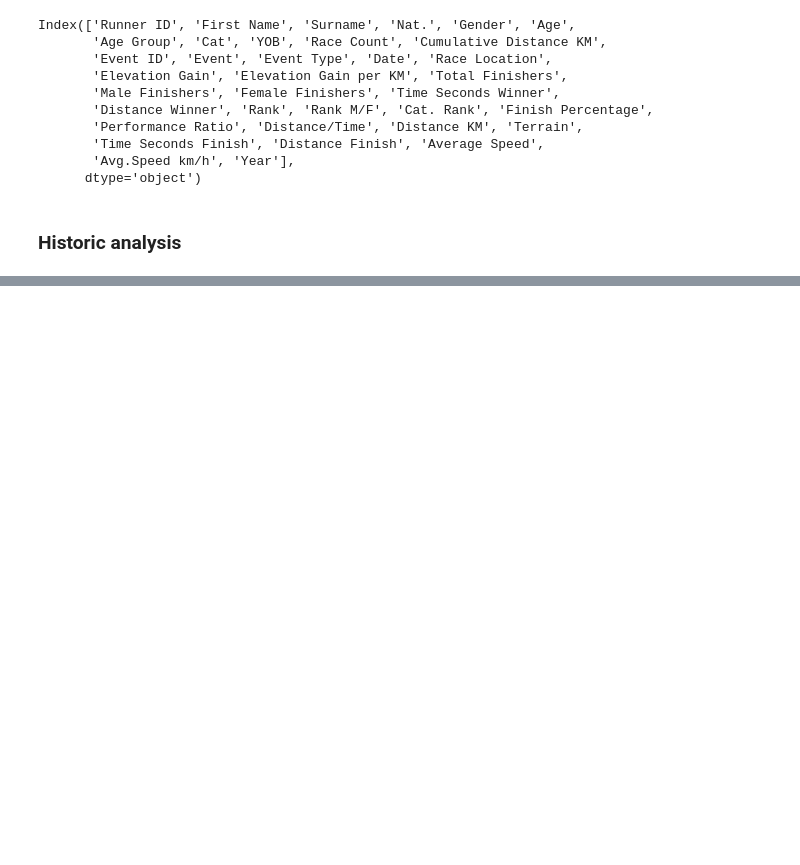
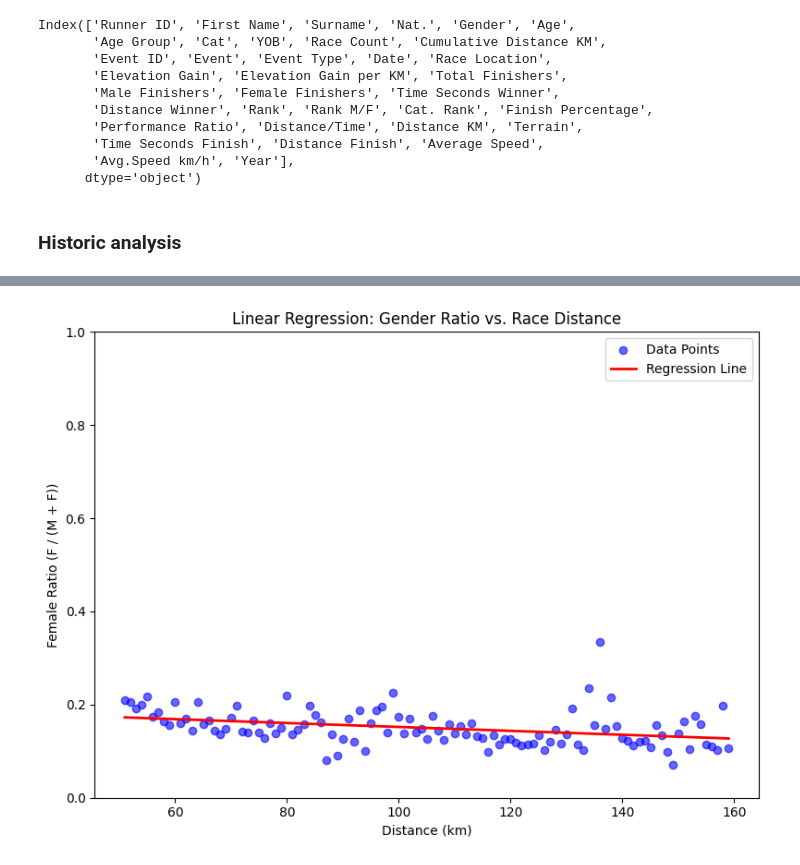
Before and after one commit to Dusoye/ultramarathon, a Jupyter notebook: scr/gender_analysis.ipynb, the cells around one changed output, grey strips where cells are left out. Cells and saved outputs as stored; diff of their text form; code cells hidden in the pictures; blank space fills up the shorter version.

Commit message:
add predictive model

```diff
--- a/scr/gender_analysis.ipynb
+++ b/scr/gender_analysis.ipynb
@@ -120,0 +292,77 @@ Top 5 biggest year-over-year participation decreases:
+# %%
+import pandas as pd
+import numpy as np
+from sklearn.linear_model import LinearRegression
+import matplotlib.pyplot as plt
+
+# ------------------------------------------------------------------------------
+# 2. Calculate the gender ratio for each DistanceKM
+#    We'll group by DistanceKM and then see how many M vs. F participants there are.
+df_distance = df[df['Event Type'] == 'Distance'].copy()
+df_distance = df_distance[df['Distance KM'] < 160]
+df_distance = df_distance[df['Distance KM'] > 50]
+
+grouped = (
+    df_distance
+    .groupby(['Distance KM', 'Gender'])['Runner ID']
+    .nunique()  # or .count() if each row is guaranteed unique
+    .reset_index(name='Count')
+)
+
+# Pivot so we get columns for M and F
+pivoted = grouped.pivot(index='Distance KM', columns='Gender', values='Count').fillna(0)
+
+# Ensure columns only contain M and F (in case of other codes)
+if set(['M', 'F']).issubset(pivoted.columns):
+    pivoted = pivoted[['M', 'F']]
+else:
+    # If your data could have unexpected gender categories,
+    # handle that here or raise a warning.
+    pass
+
+# Compute female ratio = F / (F + M)
+pivoted['FemaleRatio'] = pivoted['F'] / (pivoted['M'] + pivoted['F'])
+
+# Drop any rows where total participants = 0 (edge cases)
+pivoted = pivoted.dropna(subset=['FemaleRatio'])
+
+# Reset index so DistanceKM becomes a column again
+pivoted.reset_index(inplace=True)
+
+# ------------------------------------------------------------------------------
+# 3. Build a simple linear regression model (DistanceKM -> FemaleRatio)
+X = pivoted[['Distance KM']]     # predictor (distance)
+y = pivoted['FemaleRatio']      # target (gender ratio)
+
+model = LinearRegression()
+model.fit(X, y)
+
+# ------------------------------------------------------------------------------
+# 4. Evaluate the model
+r_squared = model.score(X, y)
+slope = model.coef_[0]
+intercept = model.intercept_
+
+print("Model Coefficients:")
+print(f"  Slope (beta): {slope:.4f}")
+print(f"  Intercept:    {intercept:.4f}")
+print(f"  R^2 Score:    {r_squared:.4f}")
+
+# ------------------------------------------------------------------------------
+# 5. (Optional) Visualize the relationship
+plt.figure(figsize=(8, 6))
+plt.scatter(X, y, color='blue', alpha=0.6, label='Data Points')
+
+# Predicted line
+X_line = np.linspace(X.min(), X.max(), 100).reshape(-1, 1)
+y_pred_line = model.predict(X_line)
+plt.plot(X_line, y_pred_line, color='red', linewidth=2, label='Regression Line')
+
+plt.xlabel('Distance (km)')
+plt.ylabel('Female Ratio (F / (M + F))')
+plt.title('Linear Regression: Gender Ratio vs. Race Distance')
+plt.ylim(0, 1)  # Gender ratio is 0–1
+plt.legend()
+plt.tight_layout()
+plt.show()
+# %% [output]
@@ -120,0 +373 @@ Top 5 biggest year-over-year participation decreases:
+[figure, added]
```
Also changed, not shown: parts of 16 cells of this notebook.
